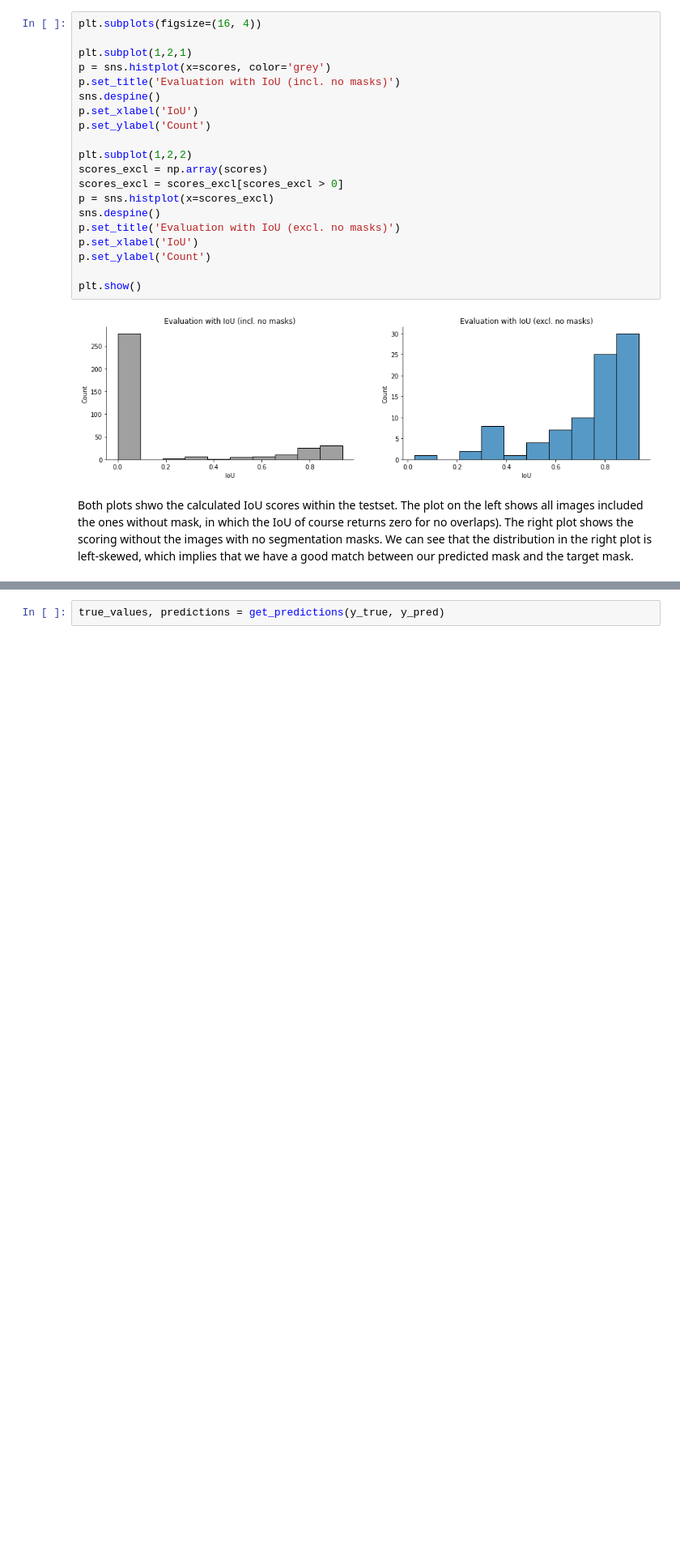
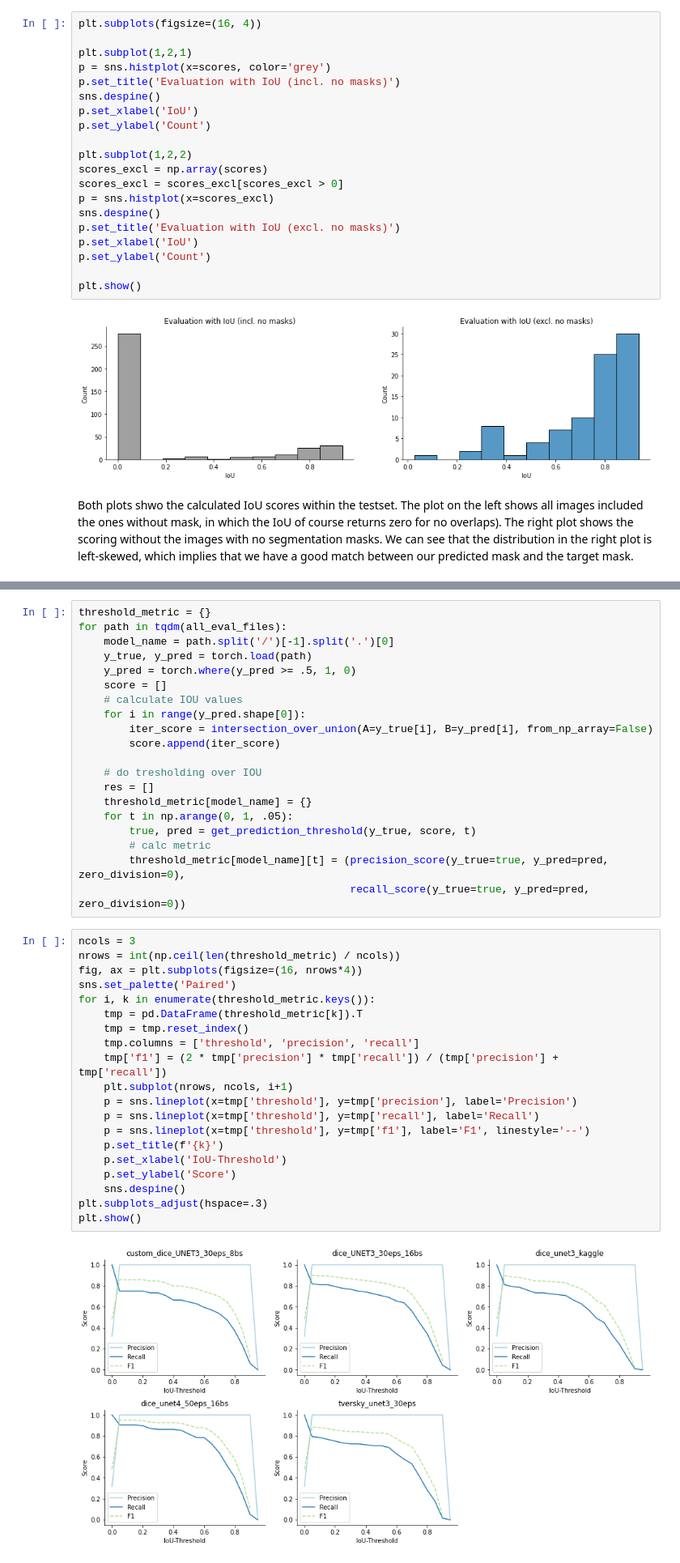
Before and after one commit to simsta1/brain-mri-semantic-segmentation, a Jupyter notebook: image_segment.ipynb, the cells around one changed output, grey strips where cells are left out. Shown at 81% size. Cells and saved outputs as stored; diff of their text form; blank space fills up the shorter version.

```diff
--- a/image_segment.ipynb
+++ b/image_segment.ipynb
@@ -636,3 +639,43 @@ def get_prediction_threshold(y_true, y_pred):
     return true_values, predictions
-# %%
-true_values, predictions = get_predictions(y_true, y_pred)
+# %%
+threshold_metric = {}
+for path in tqdm(all_eval_files):
+    model_name = path.split('/')[-1].split('.')[0]
+    y_true, y_pred = torch.load(path)
+    y_pred = torch.where(y_pred >= .5, 1, 0)
+    score = []
+    # calculate IOU values
+    for i in range(y_pred.shape[0]):
+        iter_score = intersection_over_union(A=y_true[i], B=y_pred[i], from_np_array=False)
+        score.append(iter_score)
+
+    # do tresholding over IOU
+    res = []
+    threshold_metric[model_name] = {}
+    for t in np.arange(0, 1, .05):
+        true, pred = get_prediction_threshold(y_true, score, t)
+        # calc metric
+        threshold_metric[model_name][t] = (precision_score(y_true=true, y_pred=pred, zero_division=0),
+                                           recall_score(y_true=true, y_pred=pred, zero_division=0))
+# %%
+ncols = 3
+nrows = int(np.ceil(len(threshold_metric) / ncols))
+fig, ax = plt.subplots(figsize=(16, nrows*4))
+sns.set_palette('Paired')
+for i, k in enumerate(threshold_metric.keys()):
+    tmp = pd.DataFrame(threshold_metric[k]).T
+    tmp = tmp.reset_index()
+    tmp.columns = ['threshold', 'precision', 'recall']
+    tmp['f1'] = (2 * tmp['precision'] * tmp['recall']) / (tmp['precision'] + tmp['recall'])
+    plt.subplot(nrows, ncols, i+1)
+    p = sns.lineplot(x=tmp['threshold'], y=tmp['precision'], label='Precision')
+    p = sns.lineplot(x=tmp['threshold'], y=tmp['recall'], label='Recall')
+    p = sns.lineplot(x=tmp['threshold'], y=tmp['f1'], label='F1', linestyle='--')
+    p.set_title(f'{k}')
+    p.set_xlabel('IoU-Threshold')
+    p.set_ylabel('Score')
+    sns.despine()
+plt.subplots_adjust(hspace=.3)
+plt.show()
+# %% [output]
+[figure, added]
```
Also changed, not shown: parts of 40 cells of this notebook.
